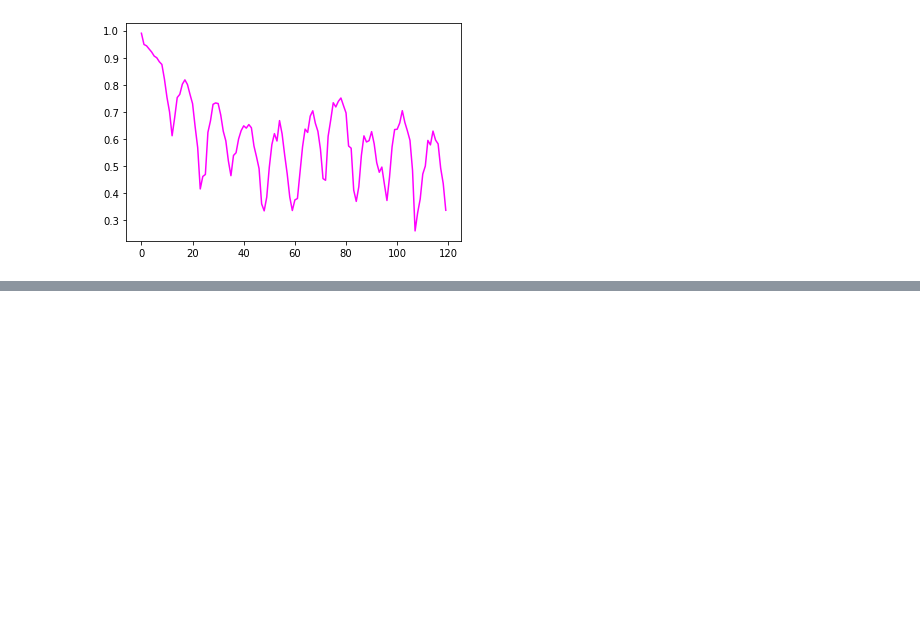
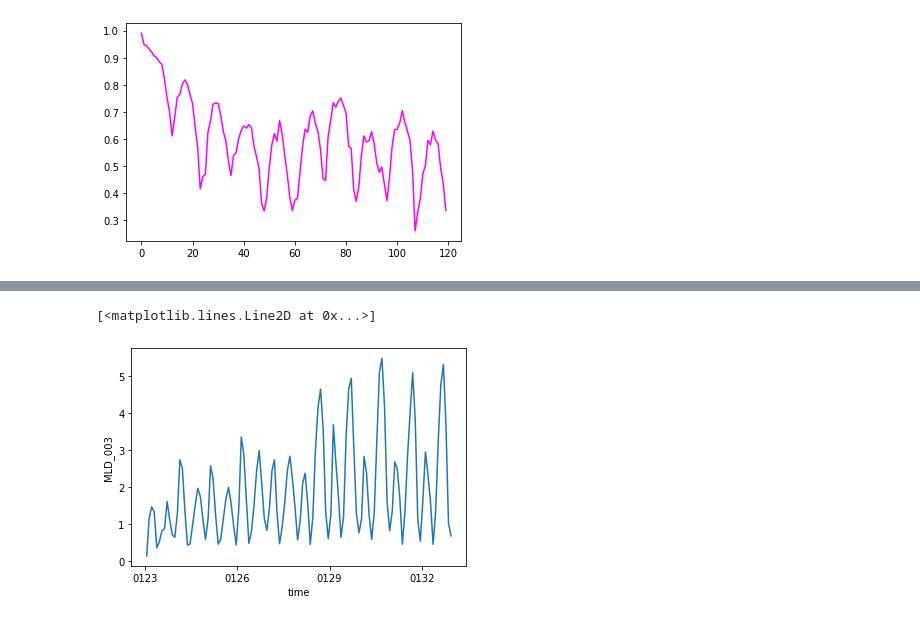
Before and after one commit to saumyamalik/Predictability, a Jupyter notebook: Variance and PPP - Global Mean.ipynb, the cells around one changed output, grey strips where cells are left out. Cells and saved outputs as stored; diff of their text form; code cells hidden in the pictures; blank space fills up the shorter version.

```diff
--- a/Variance and PPP - Global Mean.ipynb
+++ b/Variance and PPP - Global Mean.ipynb
@@ -50,25 +53,25 @@ npp_month_var = (npp_mean['MLD_003'].groupby('time.month').std())**2
 # %%
 #finds the average across all ensemble members for a particular start year, INCLUDING THE CONTROL
-#returns the
-def ensemble_avg(start_year):
+#takes in the start year of the ensemble, driver global means (tos_mean, sos_mean, etc.), and the driver ('tos','sos','MLD_003'
+# as parameters
+
+def ensemble_avg(start_year, driver_global, driver):
 
     means = [*range(10)]
 
     # initialize the sum to be the control
     end = '0' + str(int(start_year) + 9)
-    ctrl_slice = tos_mean.sel(time=slice(start_year+'-01-16',end+'-12-16'))
-    means[0] = ctrl_slice['tos'].weighted(grid['areacello']).mean(['xh','yh'])
+    ctrl_slice = driver_global.sel(time=slice(start_year+'-01-16',end+'-12-16'))
+    means[0] = ctrl_slice[driver].weighted(grid['areacello']).mean(['xh','yh'])
     total = means[0]
 
     for member in range(1,10):
         folder = 'ESM4_piControl_D-ensemble-' + start_year + '0101-0' + str(member)
         print(folder)
         path = ('/projects/SOCCOM/data/ESM4_PPE/archive/Richard.Slater/xanadu_esm4_20190304_mom6_ESM4_v1.0.3_rc1/'
-                + folder + '/gfdl.ncrc4-intel18-prod-openmp/'+'pp/ocean_month/ts/monthly/5yr/ocean_month.*tos.nc')
+                + folder + '/gfdl.ncrc4-intel18-prod-openmp/'+'pp/ocean_month/ts/monthly/5yr/ocean_month.*'+driver+'.nc')
         ds = xr.open_mfdataset(path)
-        means[member] = ds['tos'].weighted(grid['areacello']).mean(['xh','yh'])
+        means[member] = ds[driver].weighted(grid['areacello']).mean(['xh','yh'])
         total = total + means[member]
     avg = total / 10
     return avg, means
-avg, means = ensemble_avg('0208')
-avg.plot()
@@ -87,8 +78,8 @@ ESM4_piControl_D-ensemble-02080101-09
 # %%
-def ensemble_stddev(start_year):
+def ensemble_stddev(start_year, driver_global, driver):
 
     #first, let's get the average of the ensemble
-    avg,means = ensemble_avg(start_year)
+    avg,means = ensemble_avg(start_year, driver_global, driver)
 
     sum_sqr = (means[0]-avg)**2
     for member in range(1,10):
@@ -96,6 +87,3 @@ def ensemble_stddev(start_year):
 
     sum_sqr = sum_sqr / 9
     return sum_sqr
-
-ens3_stddev = ensemble_stddev('0208')
-ens3_stddev.plot()
@@ -192,0 +189,4 @@ plt.plot(ppp, color='magenta',mfc='pink' )
+# %%
+npp_var = all_ens_stddev(npp_mean,'MLD_003')
+with ProgressBar():
+    npp_var = npp_var.compute()
@@ -192,0 +213,5 @@ plt.plot(ppp, color='magenta',mfc='pink' )
+# %%
+npp_var.plot()
+# %% [output]
+[<matplotlib.lines.Line2D at 0x...>]
+[figure, added]
```
Also changed, not shown: parts of 20 cells of this notebook.
